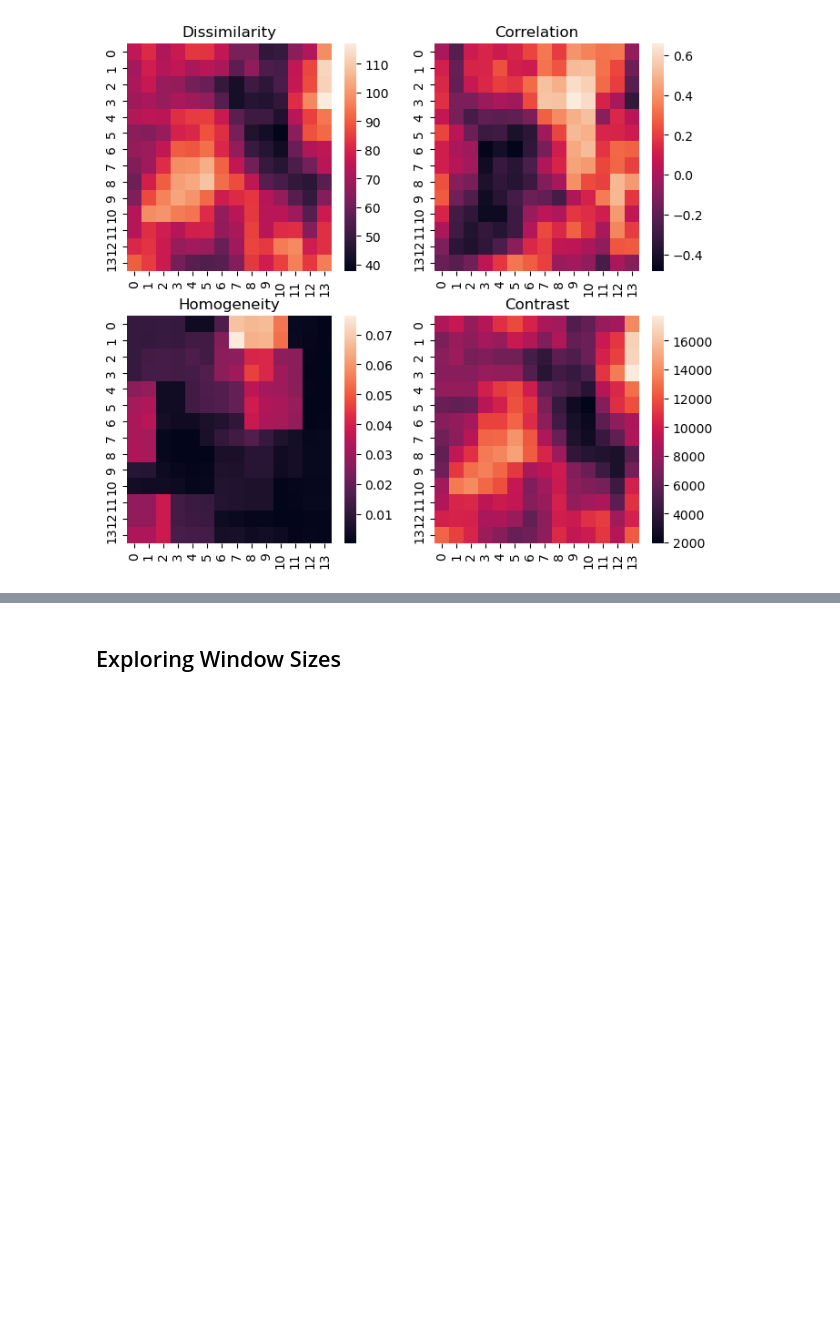
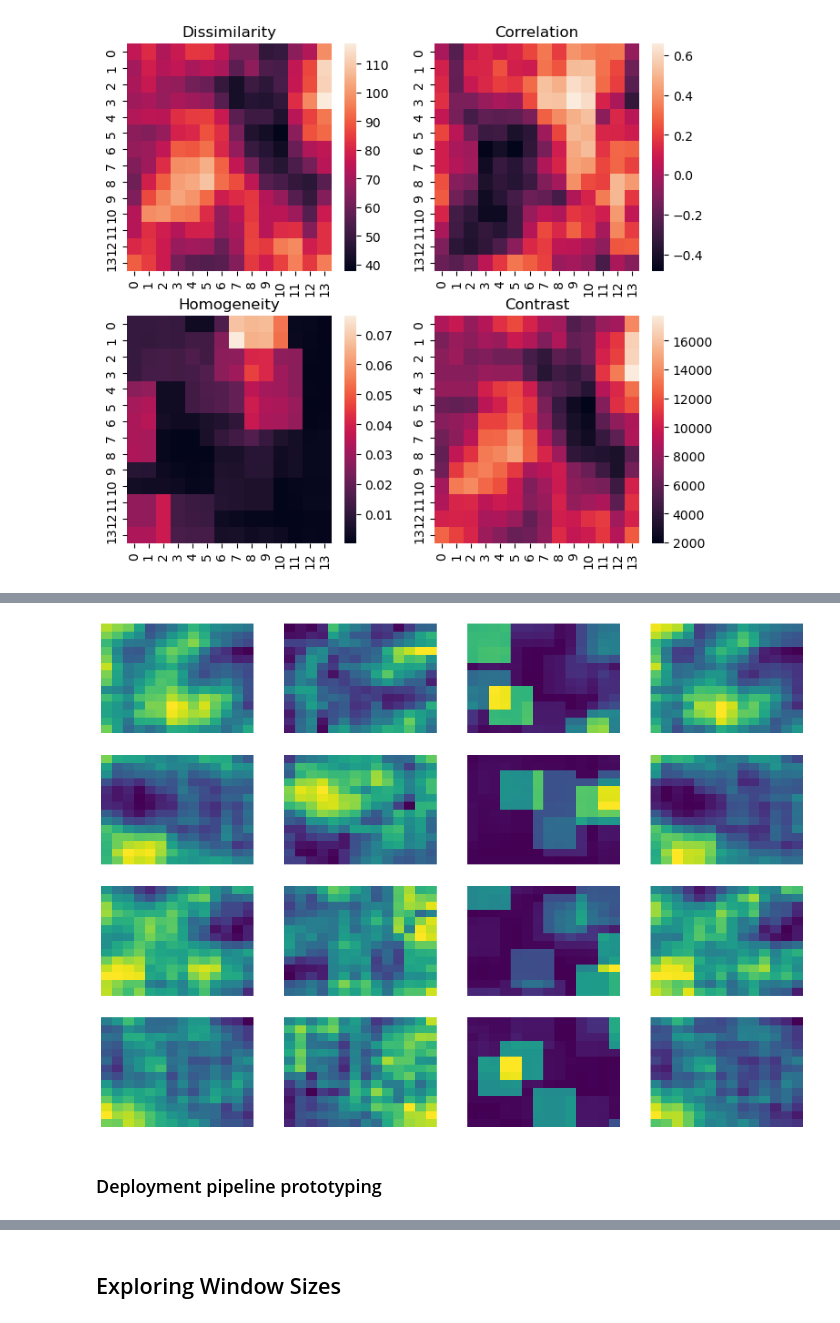
Before and after one commit to wri/plantation_classifier, a Jupyter notebook: notebooks/texture_analysis.ipynb, the cells around one changed output, grey strips where cells are left out. Drawn from its saved outputs; the diff is of its cells as text; code cells hidden in the pictures; blank space fills up the shorter version.

```diff
--- a/notebooks/texture_analysis.ipynb
+++ b/notebooks/texture_analysis.ipynb
@@ -413,0 +443,34 @@ sns.heatmap(band[...,3]).set_title('Contrast');
+# %%
+def multiplot(matrices, nrows = 13, ncols = 6):
+    '''Docstring
+
+         Parameters:
+          matrices (list):
+          nrows (int):
+
+         Returns:
+          None
+    '''
+    fig, axs = plt.subplots(ncols = ncols, nrows = nrows)
+    fig.set_size_inches(18, 3.25*nrows)
+    to_iter = [[x for x in range(i, i + ncols + 1)] for i in range(0, nrows*ncols, ncols)]
+    counter = 0
+    for r in range(1, nrows + 1):
+        min_i = min(to_iter[r-1])
+        max_i = max(to_iter[r-1])
+        for i in range(ncols):
+            sns.heatmap(data = matrices[..., counter], ax = axs[r - 1, i], cbar = False,
+                       cmap = sns.color_palette("viridis", as_cmap=True))
+            axs[r - 1, i].set_xlabel("")
+            axs[r - 1, i].set_ylabel("")
+            axs[r - 1, i].set_yticks([])
+            axs[r - 1, i].set_xticks([])
+            counter += 1
+    plt.show
+# %%
+arr = np.load('../data/train-texture/08004.npy')
+multiplot(arr, 4, 4)
+# %% [output]
+[figure, added]
+# %% [markdown]
+### Deployment pipeline prototyping
```
Also changed, not shown: parts of 23 cells of this notebook.
